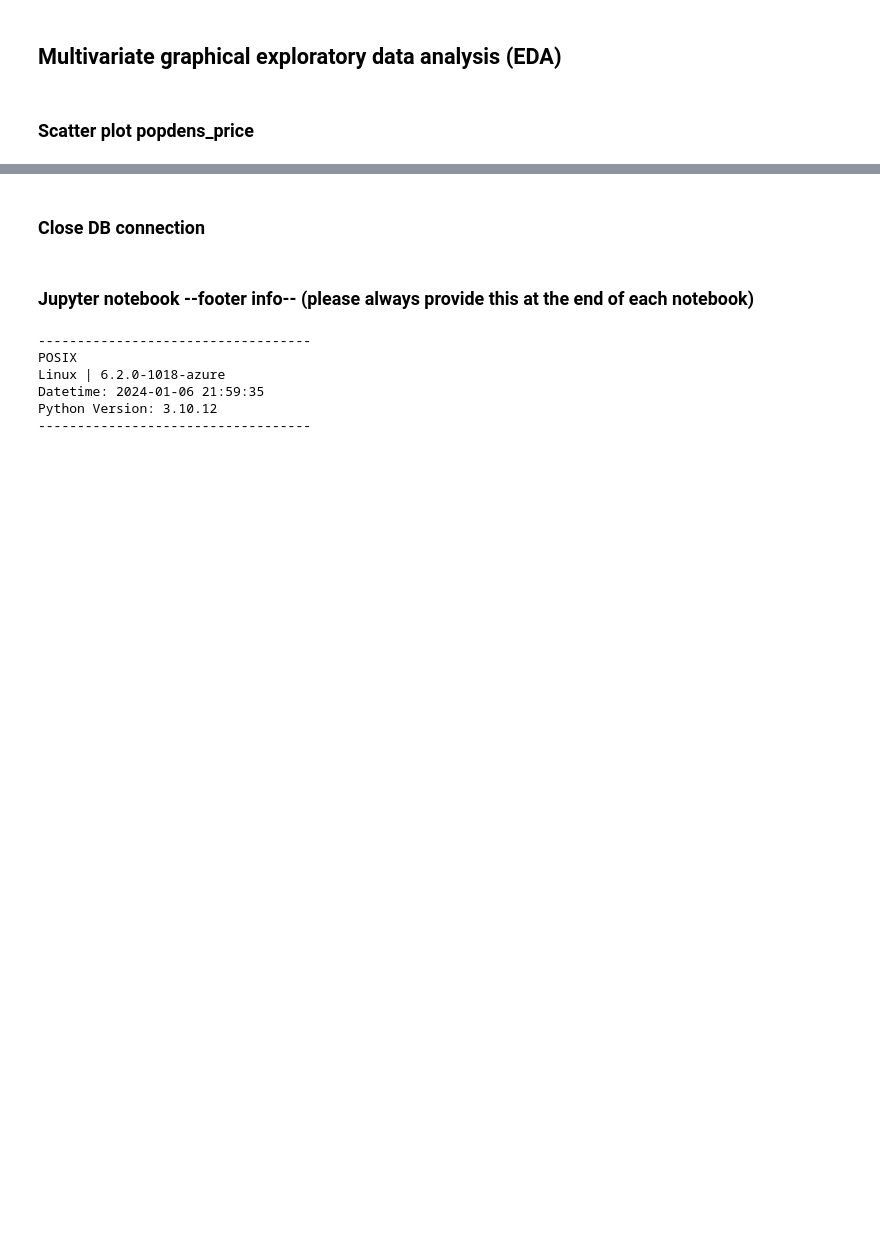
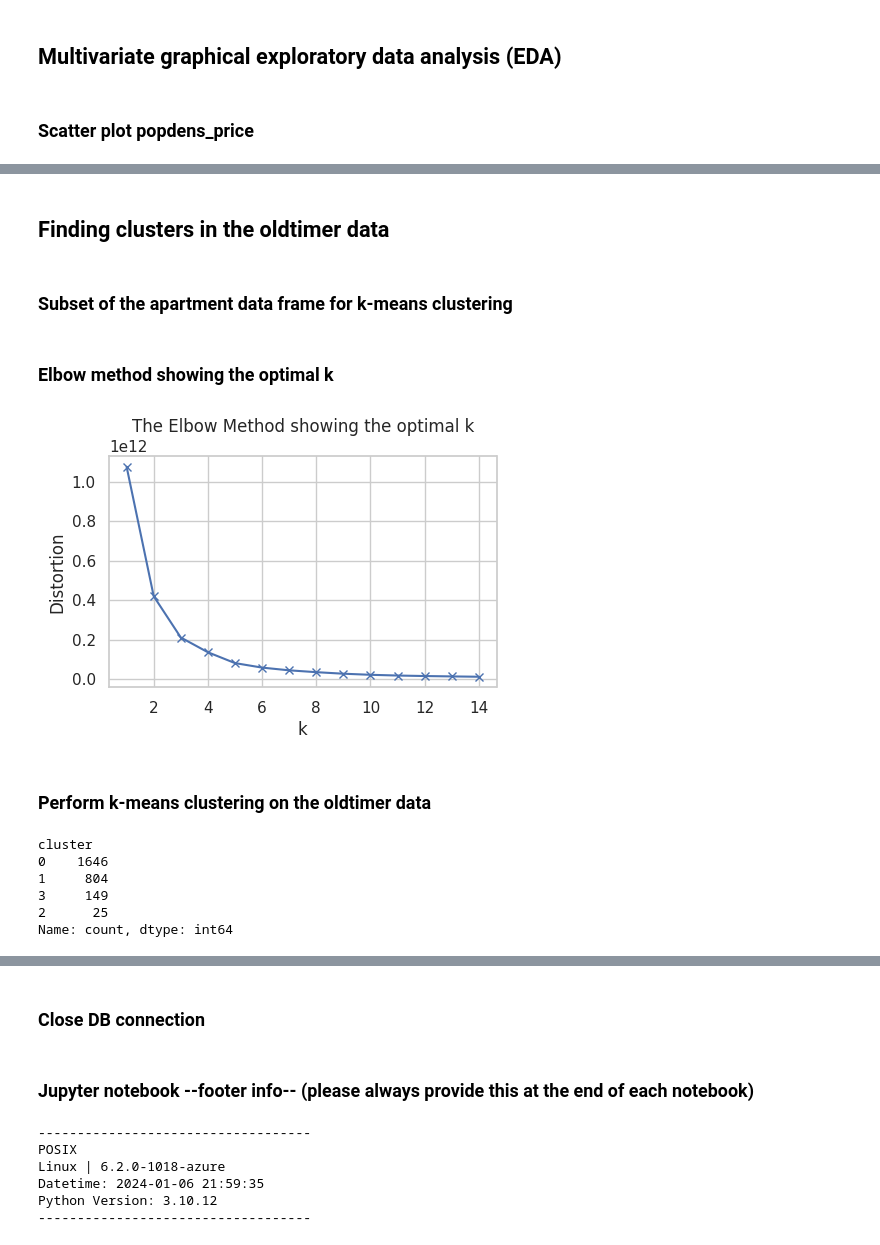
Before and after one commit to Sapdmsql/data_analytics_python_postgres, a Jupyter notebook: jupyter_postgres_db.ipynb, the cells around one changed output, grey strips where cells are left out. Drawn from its saved outputs; the diff is of its cells as text; code cells hidden in the pictures; blank space fills up the shorter version.

```diff
--- a/jupyter_postgres_db.ipynb
+++ b/jupyter_postgres_db.ipynb
@@ -1327,0 +1328,60 @@ plt.show()
+# %% [markdown]
+## Finding clusters in the oldtimer data
+# %% [markdown]
+### Subset of the apartment data frame for k-means clustering
+# %%
+from sklearn.cluster import KMeans
+from sklearn.metrics import silhouette_score
+
+# Define a subset of the data frame for k-means clustering
+X3 = df_filtered[[
+         'price',
+         'pop_dens',
+         'lat',
+         'lon',]]
+# %% [markdown]
+### Elbow method showing the optimal k
+# %%
+# Sum of squared distances of samples to their closest cluster center
+distortions = []
+
+# Range of k's
+K = range(1,15)
+
+# Loop to find the optimal k
+for k in K:
+    kmeanModel = KMeans(n_clusters=k)
+    kmeanModel.fit(X3)
+    distortions.append(kmeanModel.inertia_)
+
+# Elbow plot
+plt.figure(figsize=(5,3))
+plt.plot(K, distortions, 'bx-')
+plt.xlabel('k')
+plt.ylabel('Distortion')
+plt.title('The Elbow Method showing the optimal k')
+
+plt.show()
+# %% [output]
+[figure, added]
+# %% [markdown]
+### Perform k-means clustering on the oldtimer data
+# %%
+# Number of clusters
+k = 4
+
+# Perform k-means clustering
+kmeans_oldtimer = KMeans(n_clusters=k, random_state=42).fit(X3)
+
+# Add the clusters to data frame
+X3['cluster'] = kmeans_oldtimer.predict(X3)
+
+# Show number of apartments per cluster
+X3['cluster'].value_counts().sort_values(ascending=False)
+# %% [output]
+cluster
+0    1646
+1     804
+3     149
+2      25
+Name: count, dtype: int64
```
Also changed, not shown: parts of 13 cells of this notebook.
